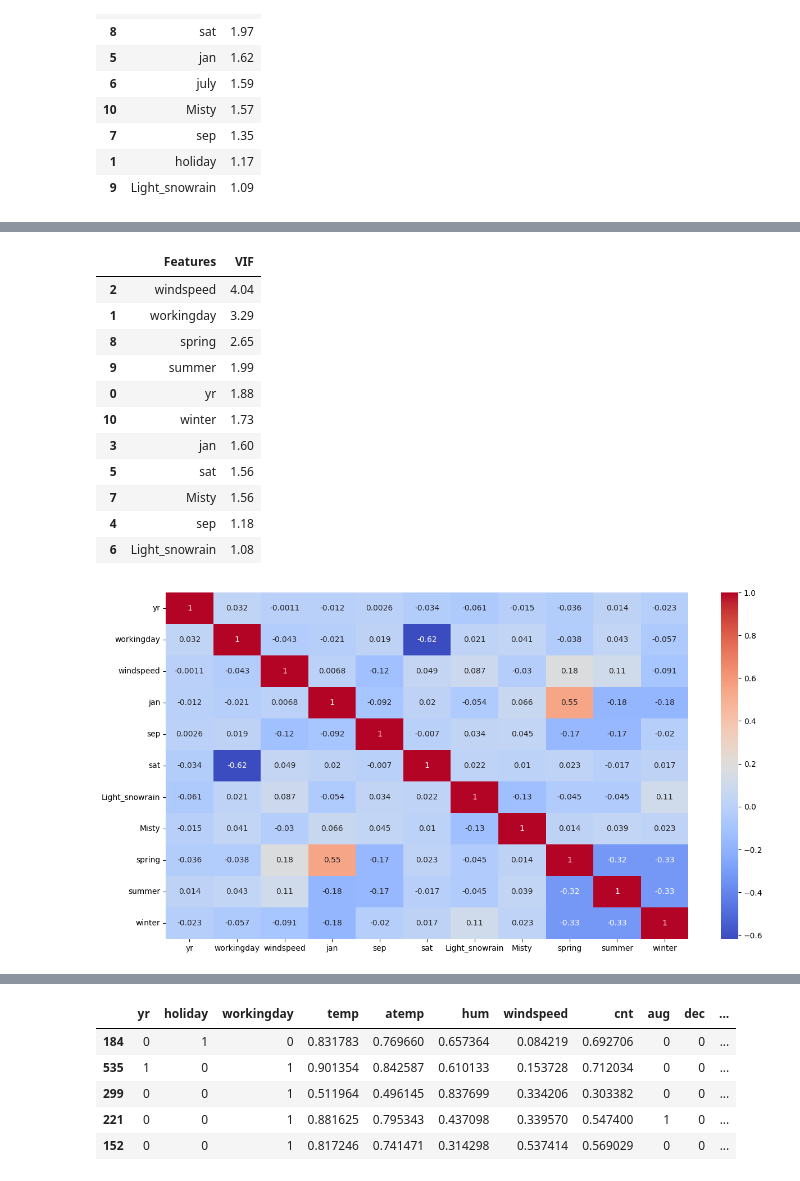
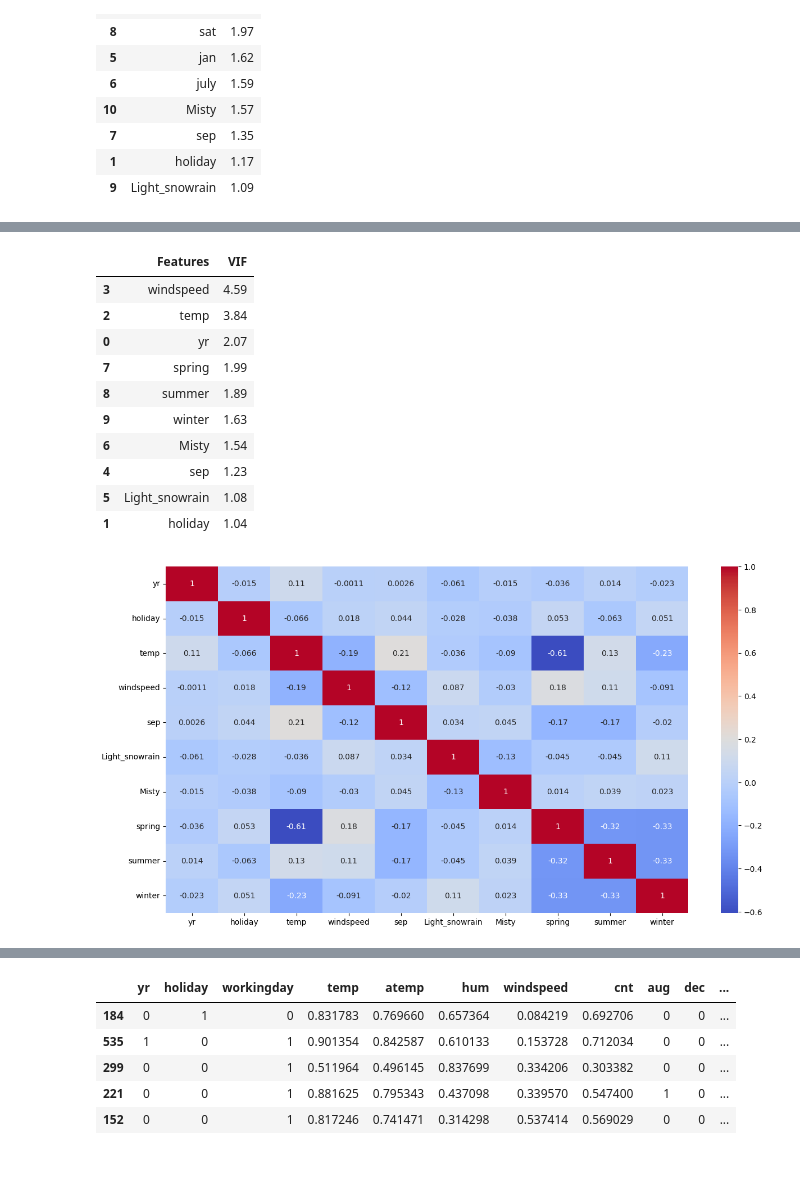
Before and after one commit to scpatel0412/bike-sharing-assignment, a Jupyter notebook: Linear_Regression_Assignment_Bike_Sharing_Sagar_Patel.ipynb, the cells around one changed output, grey strips where cells are left out. Cells and saved outputs as stored; diff of their text form; code cells hidden in the pictures.

```diff
--- a/Linear_Regression_Assignment_Bike_Sharing_Sagar_Patel.ipynb
+++ b/Linear_Regression_Assignment_Bike_Sharing_Sagar_Patel.ipynb
@@ -507,8 +508,8 @@ Covariance Type:            nonrobust
 Notes:
 [1] Standard Errors assume that the covariance matrix of the errors is correctly specified.
 # %%
-# As temp shows high VIF values hence we can drop it
-X_train_new_1 = X_train_new.drop(['temp'], axis = 1)
+# As temp is important factor consdiering removeing workday shows high VIF values hence we can drop it
+X_train_new_1 = X_train_new.drop(['workingday'], axis = 1)
 
 # Run the function to calculate VIF for the new model
 vif = pd.DataFrame()
@@ -557,9 +558,9 @@ Covariance Type:            nonrobust
 Notes:
 [1] Standard Errors assume that the covariance matrix of the errors is correctly specified.
 # %%
-# it looks like july has high p value variable
+# it looks like sat has high p value variable
 
-X_train_new_2 = X_train_new_1.drop(['july'], axis = 1)
+X_train_new_2 = X_train_new_1.drop(['sat'], axis = 1)
 
 # Run the function to calculate VIF for the new model
 vif = pd.DataFrame()
@@ -657,0 +610,12 @@ Notes:
+# %%
+# it looks like jan has high p value variable
+
+X_train_new_3 = X_train_new_2.drop(['jan'], axis = 1)
+
+# Run the function to calculate VIF for the new model
+vif = pd.DataFrame()
+vif['Features'] = X_train_new_3.columns
+vif['VIF'] = [variance_inflation_factor(X_train_new_3.values, i) for i in range(X_train_new_3.shape[1])]
+vif['VIF'] = round(vif['VIF'], 2)
+vif = vif.sort_values(by = "VIF", ascending = False)
+vif
@@ -657,0 +659,12 @@ Notes:
+# %%
+# it looks like july has high p value variable
+
+X_train_new_4 = X_train_new_3.drop(['july'], axis = 1)
+
+# Run the function to calculate VIF for the new model
+vif = pd.DataFrame()
+vif['Features'] = X_train_new_4.columns
+vif['VIF'] = [variance_inflation_factor(X_train_new_4.values, i) for i in range(X_train_new_4.shape[1])]
+vif['VIF'] = round(vif['VIF'], 2)
+vif = vif.sort_values(by = "VIF", ascending = False)
+vif
@@ -712,30 +760,29 @@ Text(0.5, 0, 'Errors')
 # Multi Colinearity
 # %%
 vif = pd.DataFrame()
-vif['Features'] = X_train_new_3.columns
-vif['VIF'] = [variance_inflation_factor(X_train_new_3.values, i) for i in range(X_train_new_3.shape[1])]
+vif['Features'] = X_train_new_4.columns
+vif['VIF'] = [variance_inflation_factor(X_train_new_4.values, i) for i in range(X_train_new_4.shape[1])]
 vif['VIF'] = round(vif['VIF'], 2)
 vif = vif.sort_values(by = "VIF", ascending = False)
 vif
 # %% [output]
 |  | Features | VIF |
-| 2 | windspeed | 4.04 |
-| 1 | workingday | 3.29 |
-| 8 | spring | 2.65 |
-| 9 | summer | 1.99 |
-| 0 | yr | 1.88 |
-| 10 | winter | 1.73 |
-| 3 | jan | 1.60 |
-| 5 | sat | 1.56 |
-| 7 | Misty | 1.56 |
-| 4 | sep | 1.18 |
-| 6 | Light_snowrain | 1.08 |
+| 3 | windspeed | 4.59 |
+| 2 | temp | 3.84 |
+| 0 | yr | 2.07 |
+| 7 | spring | 1.99 |
+| 8 | summer | 1.89 |
+| 9 | winter | 1.63 |
+| 6 | Misty | 1.54 |
+| 4 | sep | 1.23 |
+| 5 | Light_snowrain | 1.08 |
+| 1 | holiday | 1.04 |
 # %%
 plt.figure(figsize=(15,8))
-sns.heatmap(X_train_new_3.corr(),annot = True, cmap="coolwarm")
+sns.heatmap(X_train_new_4.corr(),annot = True, cmap="coolwarm")
 plt.show()
 # %% [output]
-[figure, old version]
+[figure, new version]
 # %%
 residual = y_train - y_train_pred
 
```
Also changed, not shown: parts of 30 cells of this notebook.
